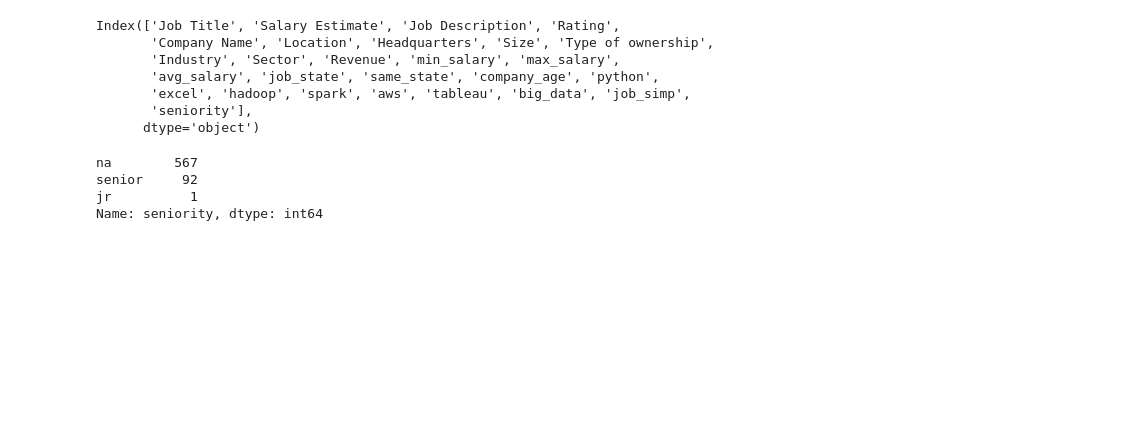
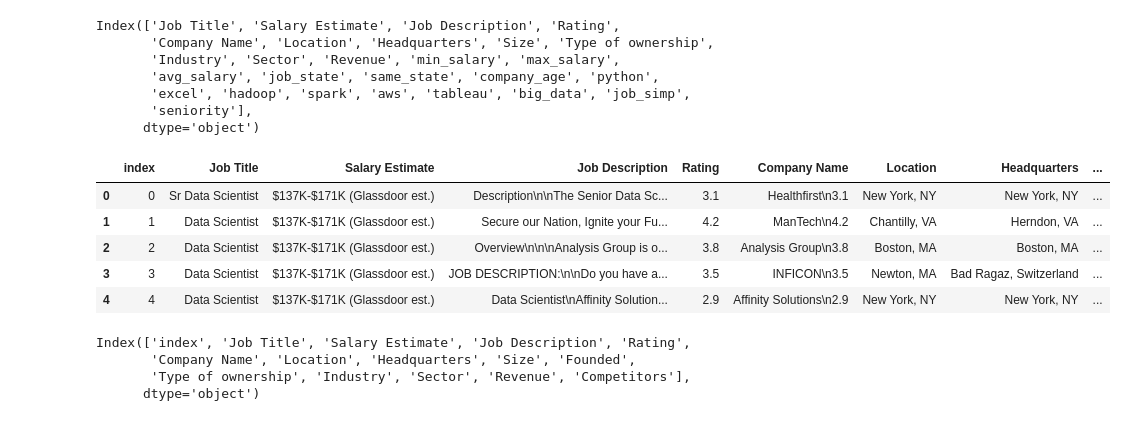
Before and after one commit to cipher499/ds_salary_project, a Jupyter notebook: data_wrangling.ipynb, the cells around one changed output. Cells and saved outputs as stored; diff of their text form; code cells hidden in the pictures; blank space fills up the shorter version.

```diff
--- a/data_wrangling.ipynb
+++ b/data_wrangling.ipynb
@@ -22,9 +22,20 @@ Index(['Job Title', 'Salary Estimate', 'Job Description', 'Rating',
        'seniority'],
       dtype='object')
 # %%
-df
+df2 = pd.read_csv('Uncleaned_DS_jobs.csv')
-# %% [output]
-na        567
-senior     92
-jr          1
-Name: seniority, dtype: int64
+# %%
+df2.head()
+# %% [output]
+|  | index | Job Title | Salary Estimate | Job Description | Rating | Company Name | Location | Headquarters | ... |
+| 0 | 0 | Sr Data Scientist | $137K-$171K (Glassdoor est.) | Description\n\nThe Senior Data Sc... | 3.1 | Healthfirst\n3.1 | New York, NY | New York, NY | ... |
+| 1 | 1 | Data Scientist | $137K-$171K (Glassdoor est.) | Secure our Nation, Ignite your Fu... | 4.2 | ManTech\n4.2 | Chantilly, VA | Herndon, VA | ... |
+| 2 | 2 | Data Scientist | $137K-$171K (Glassdoor est.) | Overview\n\n\nAnalysis Group is o... | 3.8 | Analysis Group\n3.8 | Boston, MA | Boston, MA | ... |
+| 3 | 3 | Data Scientist | $137K-$171K (Glassdoor est.) | JOB DESCRIPTION:\n\nDo you have a... | 3.5 | INFICON\n3.5 | Newton, MA | Bad Ragaz, Switzerland | ... |
+| 4 | 4 | Data Scientist | $137K-$171K (Glassdoor est.) | Data Scientist\nAffinity Solution... | 2.9 | Affinity Solutions\n2.9 | New York, NY | New York, NY | ... |
+# %%
+df2.columns
+# %% [output]
+Index(['index', 'Job Title', 'Salary Estimate', 'Job Description', 'Rating',
+       'Company Name', 'Location', 'Headquarters', 'Size', 'Founded',
+       'Type of ownership', 'Industry', 'Sector', 'Revenue', 'Competitors'],
+      dtype='object')
```
Also changed, not shown: parts of 10 cells of this notebook, 2 other files.
